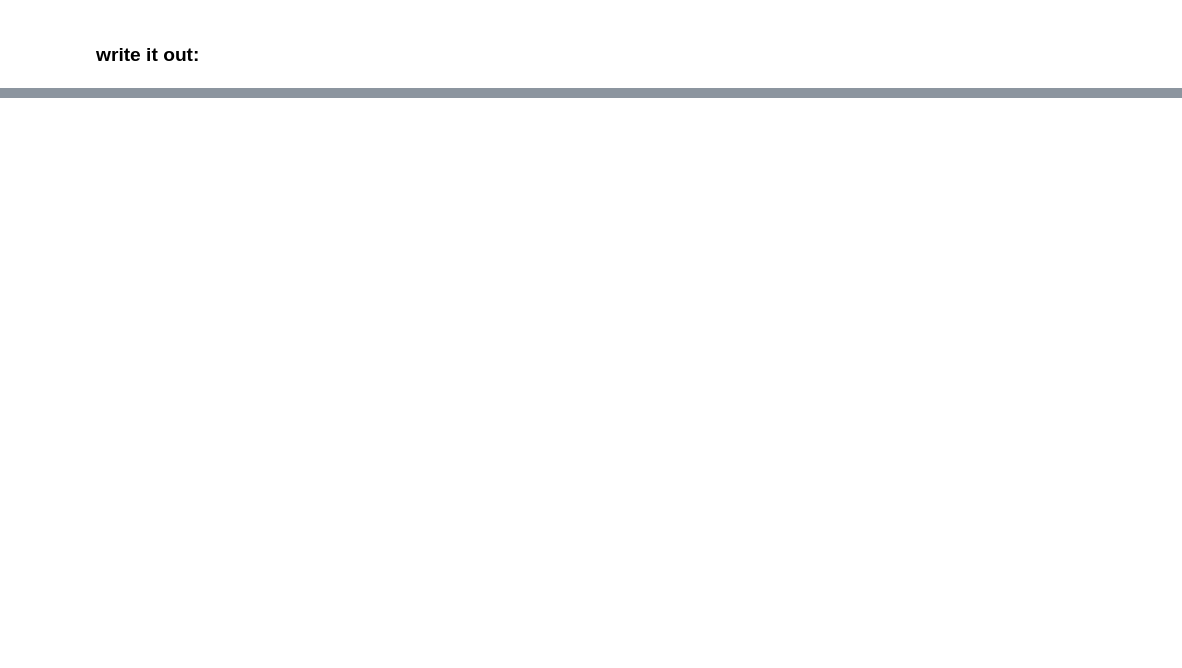
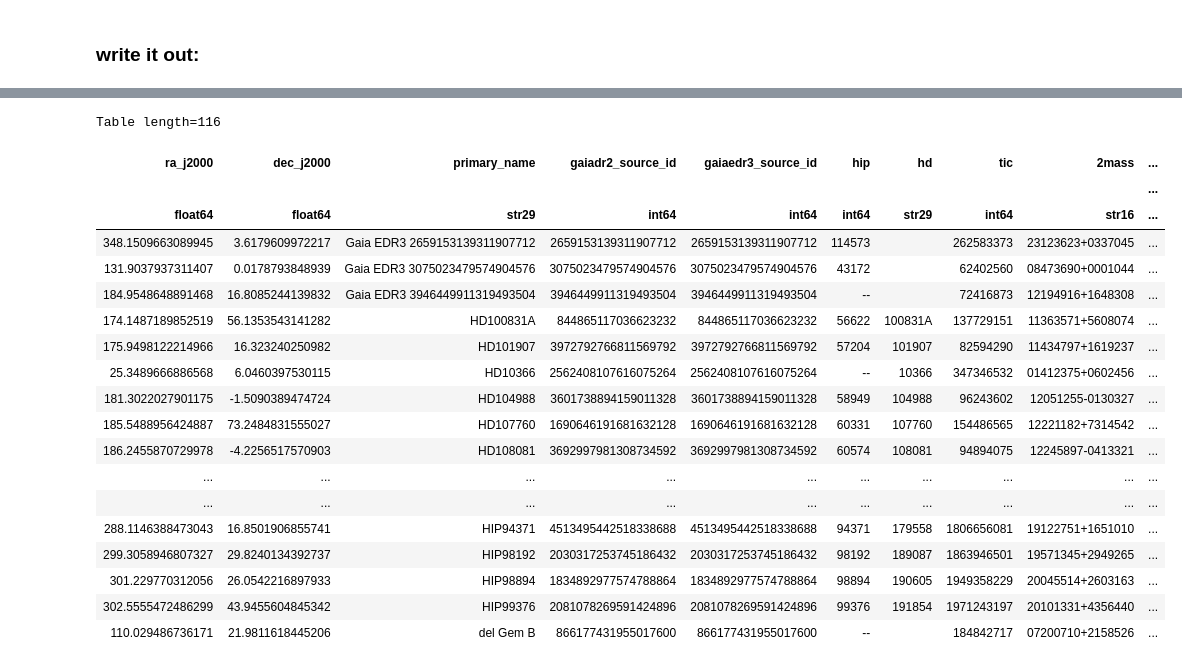
Before and after one commit to megbedell/gr8stars, a Jupyter notebook: data_munging.ipynb, the cells around one changed output, grey strips where cells are left out. Drawn from its saved outputs; the diff is of its cells as text; code cells hidden in the pictures; blank space fills up the shorter version.

```diff
--- a/data_munging.ipynb
+++ b/data_munging.ipynb
@@ -329,0 +552,2 @@ ascii.write(table, 'Gr8stars_GaiaeDR3_formatted.csv', delimiter=',', formats={'s
+# %%
+table = Table.read('Gr8stars_GaiaeDR3_formatted.csv')
@@ -329,0 +570,6 @@ ascii.write(table, 'Gr8stars_GaiaeDR3_formatted.csv', delimiter=',', formats={'s
+# %%
+mag_cut = (table['gmag'] <= 7.5)
+
+good_harps = ((table['spectrum_harps_snr'] > 100) & (table['spectrum_harps'] == 'true') & mag_cut)
+ok_harps = ((table['spectrum_harps_snr'] <= 100) & (table['spectrum_harps'] == 'true') & mag_cut)
+print('HARPS: {0} good spectra, {1} ok spectra'.format(np.sum(good_harps), np.sum(ok_harps)))
@@ -329,0 +639,23 @@ ascii.write(table, 'Gr8stars_GaiaeDR3_formatted.csv', delimiter=',', formats={'s
+# %%
+no_spectra_table[(no_spectra_table['gmag'] >= 7.5) & (no_spectra_table['bp_rp'] >= 0.8)]
+# %% [output]
+Table length=116
+| ra_j2000 | dec_j2000 | primary_name | gaiadr2_source_id | gaiaedr3_source_id | hip | hd | tic | 2mass | ... |
+|  |  |  |  |  |  |  |  |  | ... |
+| float64 | float64 | str29 | int64 | int64 | int64 | str29 | int64 | str16 | ... |
+| 348.1509663089945 | 3.6179609972217 | Gaia EDR3 2659153139311907712 | 2659153139311907712 | 2659153139311907712 | 114573 |  | 262583373 | 23123623+0337045 | ... |
+| 131.9037937311407 | 0.0178793848939 | Gaia EDR3 3075023479574904576 | 3075023479574904576 | 3075023479574904576 | 43172 |  | 62402560 | 08473690+0001044 | ... |
+| 184.9548648891468 | 16.8085244139832 | Gaia EDR3 3946449911319493504 | 3946449911319493504 | 3946449911319493504 | -- |  | 72416873 | 12194916+1648308 | ... |
+| 174.1487189852519 | 56.1353543141282 | HD100831A | 844865117036623232 | 844865117036623232 | 56622 | 100831A | 137729151 | 11363571+5608074 | ... |
+| 175.9498122214966 | 16.323240250982 | HD101907 | 3972792766811569792 | 3972792766811569792 | 57204 | 101907 | 82594290 | 11434797+1619237 | ... |
+| 25.3489666886568 | 6.0460397530115 | HD10366 | 2562408107616075264 | 2562408107616075264 | -- | 10366 | 347346532 | 01412375+0602456 | ... |
+| 181.3022027901175 | -1.5090389474724 | HD104988 | 3601738894159011328 | 3601738894159011328 | 58949 | 104988 | 96243602 | 12051255-0130327 | ... |
+| 185.5488956424887 | 73.2484831555027 | HD107760 | 1690646191681632128 | 1690646191681632128 | 60331 | 107760 | 154486565 | 12221182+7314542 | ... |
+| 186.2455870729978 | -4.2256517570903 | HD108081 | 3692997981308734592 | 3692997981308734592 | 60574 | 108081 | 94894075 | 12245897-0413321 | ... |
+| ... | ... | ... | ... | ... | ... | ... | ... | ... | ... |
+| ... | ... | ... | ... | ... | ... | ... | ... | ... | ... |
+| 288.1146388473043 | 16.8501906855741 | HIP94371 | 4513495442518338688 | 4513495442518338688 | 94371 | 179558 | 1806656081 | 19122751+1651010 | ... |
+| 299.3058946807327 | 29.8240134392737 | HIP98192 | 2030317253745186432 | 2030317253745186432 | 98192 | 189087 | 1863946501 | 19571345+2949265 | ... |
+| 301.229770312056 | 26.0542216897933 | HIP98894 | 1834892977574788864 | 1834892977574788864 | 98894 | 190605 | 1949358229 | 20045514+2603163 | ... |
+| 302.5555472486299 | 43.9455604845342 | HIP99376 | 2081078269591424896 | 2081078269591424896 | 99376 | 191854 | 1971243197 | 20101331+4356440 | ... |
+| 110.029486736171 | 21.9811618445206 | del Gem B | 866177431955017600 | 866177431955017600 | -- |  | 184842717 | 07200710+2158526 | ... |
```
Also changed, not shown: parts of 80 cells of this notebook, 1 other file.
